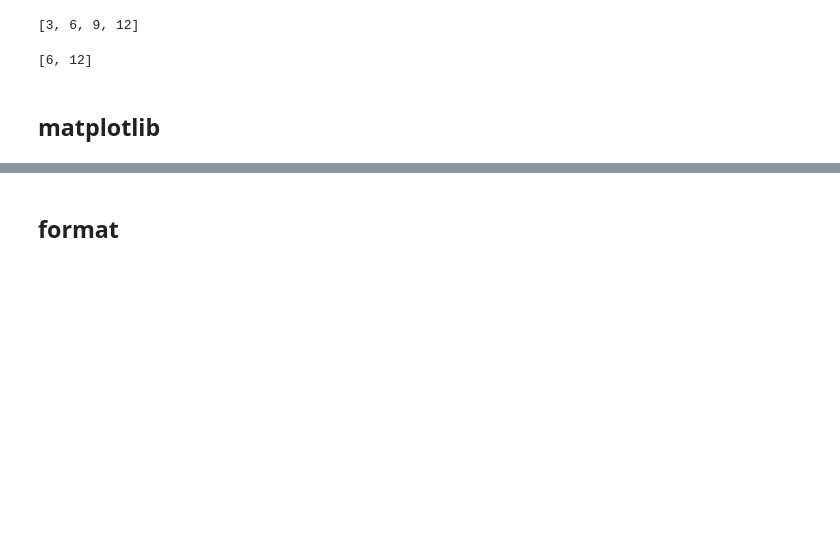
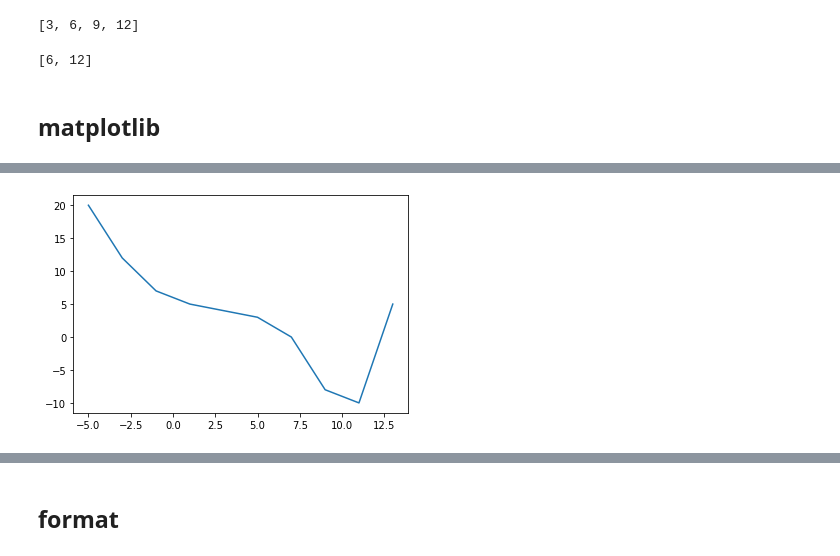
Before and after one commit to blee8/MyNotebook, a Jupyter notebook: 09_Reference/python_gra.ipynb, the cells around one changed output, grey strips where cells are left out. Saved outputs shown, nothing was run; the diff lists cells and outputs as text; code cells hidden in the pictures; blank space fills up the shorter version.

```diff
--- a/09_Reference/python_gra.ipynb
+++ b/09_Reference/python_gra.ipynb
@@ -251,3 +252,18 @@ for i, batch in enumerate(dataset) :
     plt.scatter(lab[:,:,0], labels[:, :, 0],
                edgecolors = 'g', c = '#2ca02c', s = 25, zorder = 2 )
     plt.plot(lab[:,:,0], labels[:, :, 0], 'r-', zorder=1.5 )
+# %%
+import numpy as np
+import matplotlib.pyplot as plt
+def y(o):
+    return np.sin(o / 2.) * np.exp(o / 4.) + 6. * np.exp(-o / 4.)
+def h(b):
+    l = []
+    for i in b:
+        l.append(int(y(i)))
+    return l
+rr = np.arange(-5, 15, 2)
+plt.plot(rr, h(rr))
+plt.show()
+# %% [output]
+[figure, added]
```
Also changed, not shown: parts of 74 cells of this notebook, 20 other files.
